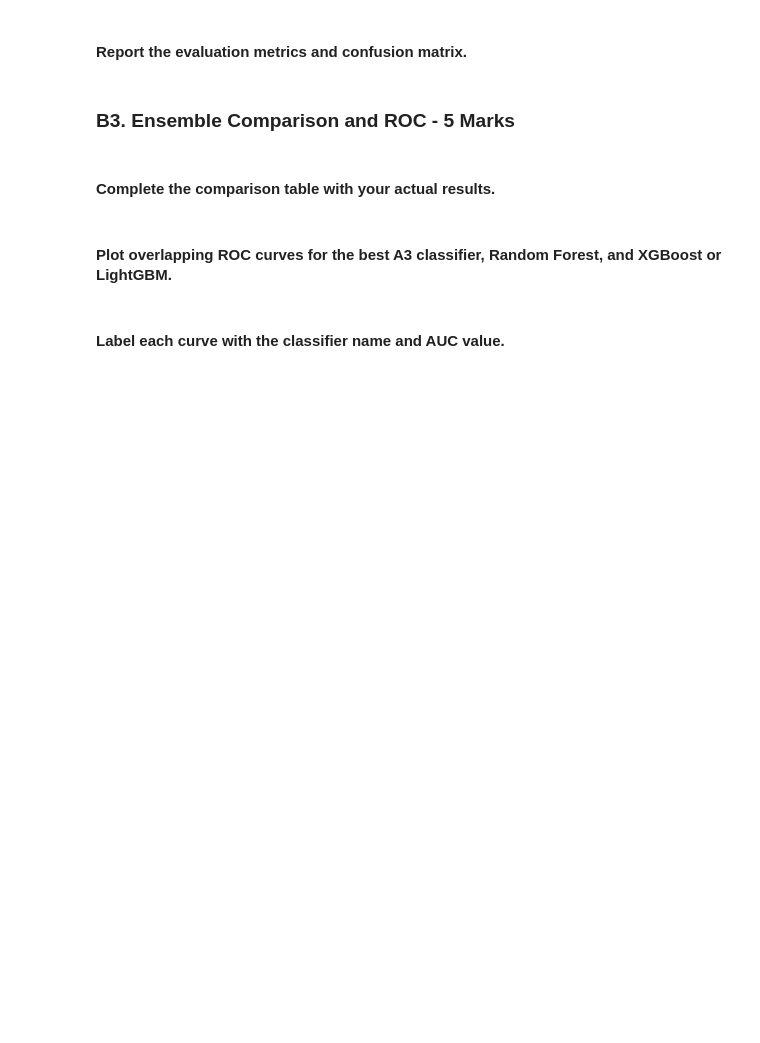
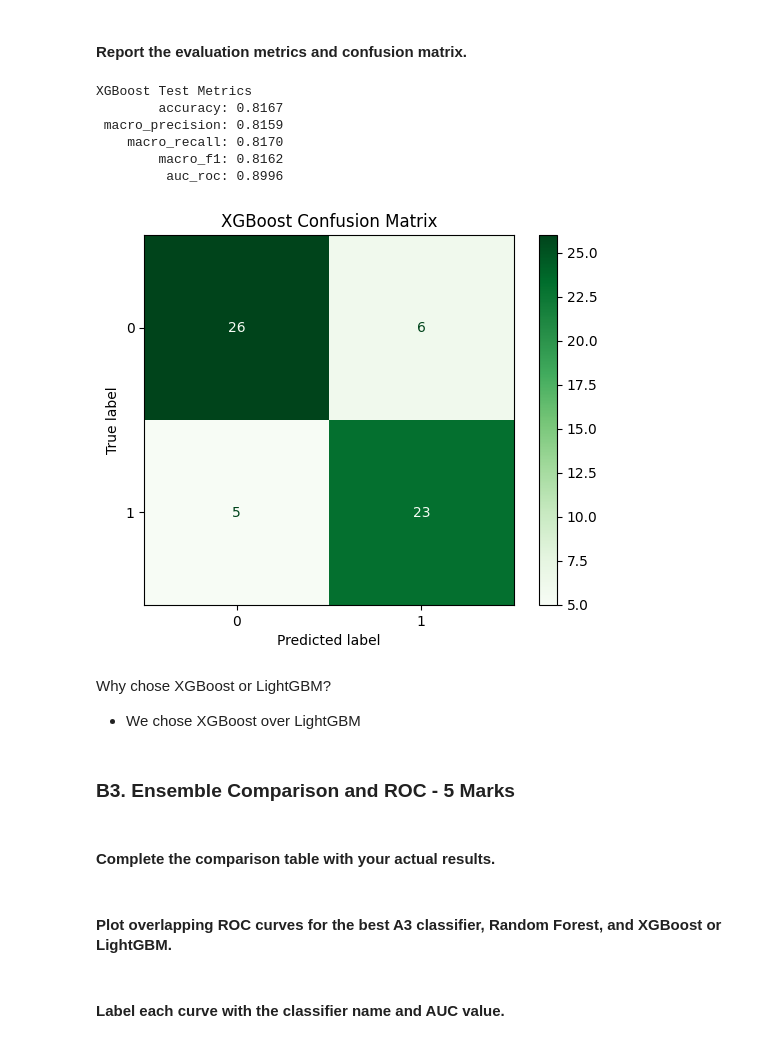
Before and after one commit to fatima-1206/DM-Heart-Disease-Prediction-System, a Jupyter notebook: notebooks/i232616_DM_ASST04.ipynb, the cells around one changed output. Drawn from its saved outputs; the diff is of its cells as text; code cells hidden in the pictures; blank space fills up the shorter version.

```diff
--- a/notebooks/i232616_DM_ASST04.ipynb
+++ b/notebooks/i232616_DM_ASST04.ipynb
@@ -904,5 +1084,37 @@ Choose either XGBoost or LightGBM and state your choice.
 # %% [markdown]
 #### Report the evaluation metrics and confusion matrix.
+# %%
+xgb_test_proba = xgb_final_model.predict_proba(X_test, iteration_range=(0, xgb_best_round))[:, 1]
+xgb_test_pred = (xgb_test_proba >= 0.5).astype(int)
+
+xgb_metrics = {
+    'accuracy': accuracy_score(y_test, xgb_test_pred),
+    'macro_precision': precision_score(y_test, xgb_test_pred, average='macro', zero_division=0),
+    'macro_recall': recall_score(y_test, xgb_test_pred, average='macro', zero_division=0),
+    'macro_f1': f1_score(y_test, xgb_test_pred, average='macro', zero_division=0),
+    'auc_roc': roc_auc_score(y_test, xgb_test_proba),
+}
+
+print('XGBoost Test Metrics')
+for metric_name, metric_value in xgb_metrics.items():
+    print(f"{metric_name:>16}: {metric_value:.4f}")
+
+xgb_cm = confusion_matrix(y_test, xgb_test_pred)
+ConfusionMatrixDisplay(confusion_matrix=xgb_cm, display_labels=[0, 1]).plot(cmap='Greens', values_format='d')
+plt.title('XGBoost Confusion Matrix')
+plt.show()
+# %% [output]
+XGBoost Test Metrics
+        accuracy: 0.8167
+ macro_precision: 0.8159
+    macro_recall: 0.8170
+        macro_f1: 0.8162
+         auc_roc: 0.8996
+[figure, added]
+# %% [markdown]
+Why chose XGBoost or LightGBM?
+
+- We chose XGBoost over LightGBM
 # %% [markdown]
 
 ### B3. Ensemble Comparison and ROC - 5 Marks
```
Also changed, not shown: parts of 7 cells of this notebook.
